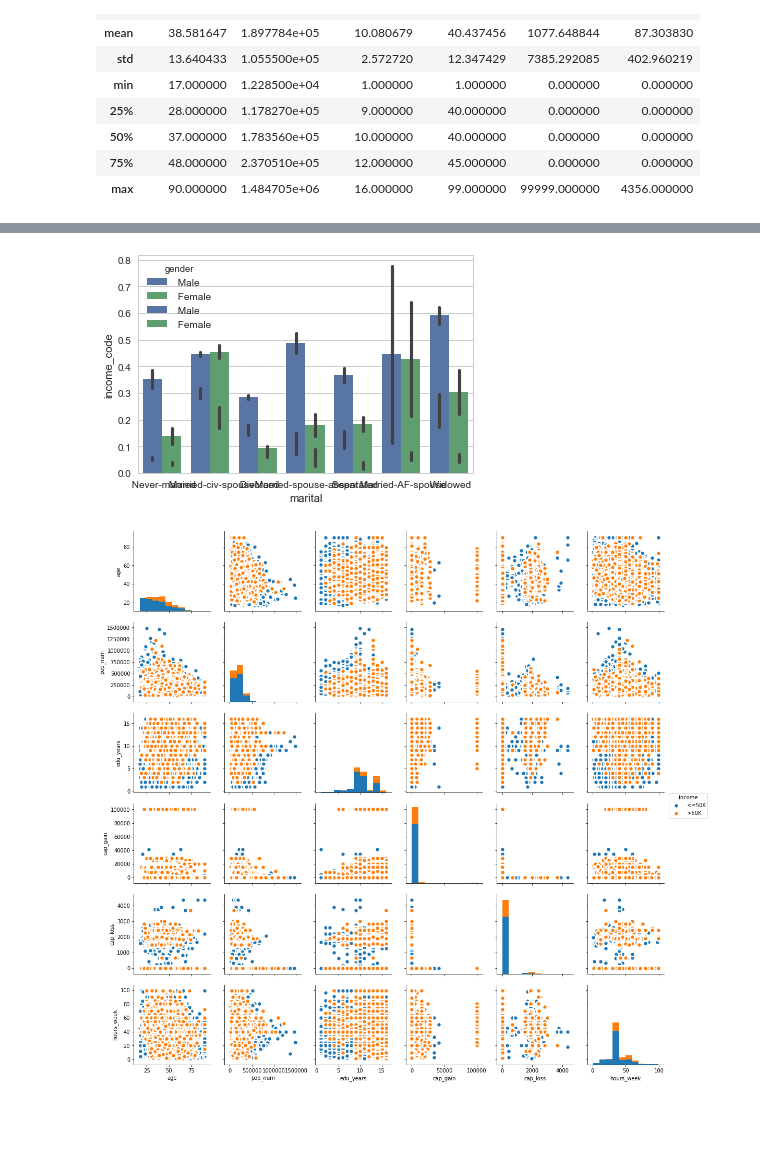
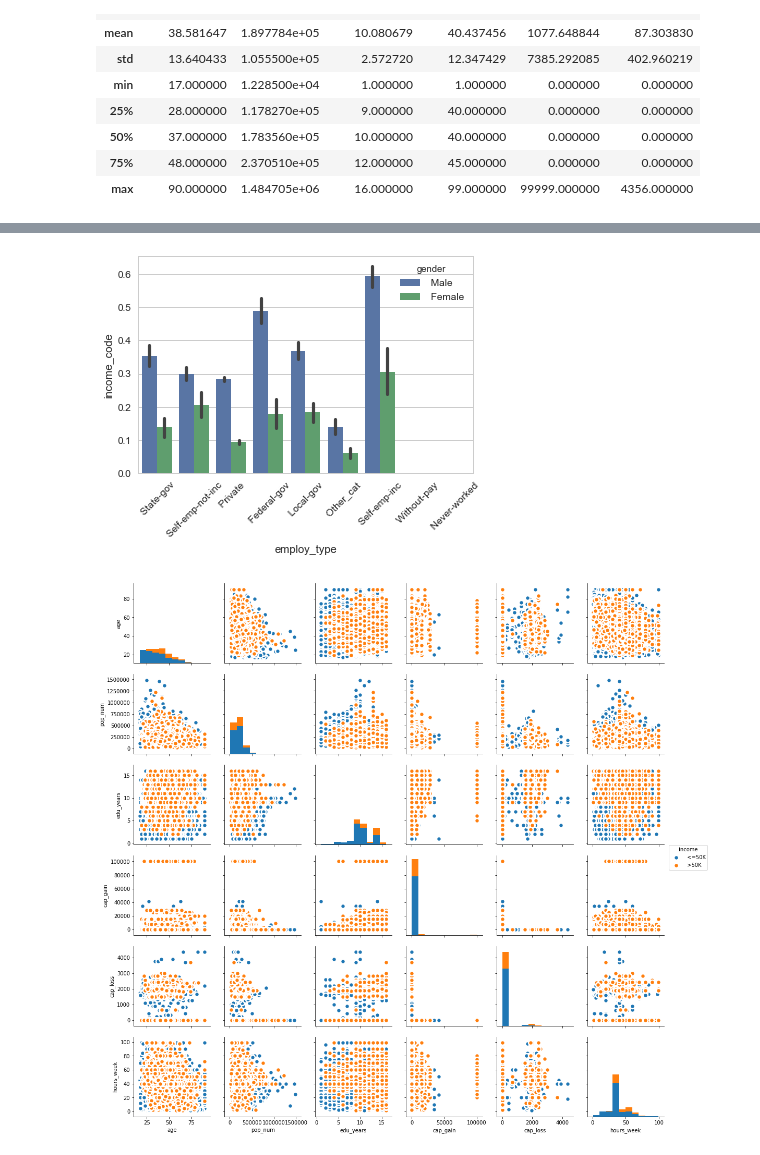
Before and after one commit to emccandlesssmu/data_mining, a Jupyter notebook: Assignment_GK.ipynb, the cells around one changed output, grey strips where cells are left out. Cells and saved outputs as stored; diff of their text form; code cells hidden in the pictures; blank space fills up the shorter version.

```diff
--- a/Assignment_GK.ipynb
+++ b/Assignment_GK.ipynb
@@ -497,28 +497,29 @@ df_category_com.head()
 # %%
 import seaborn as sns; sns.set()
 
 age = df_continous["age"];
 pop_num = df_continous["pop_num"];
 edu_years = df_continous["edu_years"];
 hours_week = df_continous["hours_week"];
 cap_gain = df_continous["cap_gain"];
 cap_loss = df_continous["cap_loss"];
 
 
 employ_type = df_category["employ_type"];
 marital = df_category["marital"];
 occ = df_category["occ"];
 relation = df_category["relation"];
 race = df_category["race"];
 gender = df_category["gender"];
 country_orig = df_category["country_orig"];
 income = df_category["income"];
 
 sns.set(style="whitegrid")
 ax=sns.barplot(x="employ_type",y="income_code", hue="gender", data=df_category_com)
-ax1=sns.barplot(x="marital",y="income_code", hue="gender", data=df_category_com)
+plt.xticks(rotation=45)
+plt.show()
 # %% [output]
-[figure, old version]
+[figure, new version]
 # %%
 # without regression
 sns.pairplot(df, kind="scatter", hue="income", plot_kws=dict(s=80, edgecolor="white", linewidth=2.5))
```
Also changed, not shown: parts of 1 cell of this notebook.
